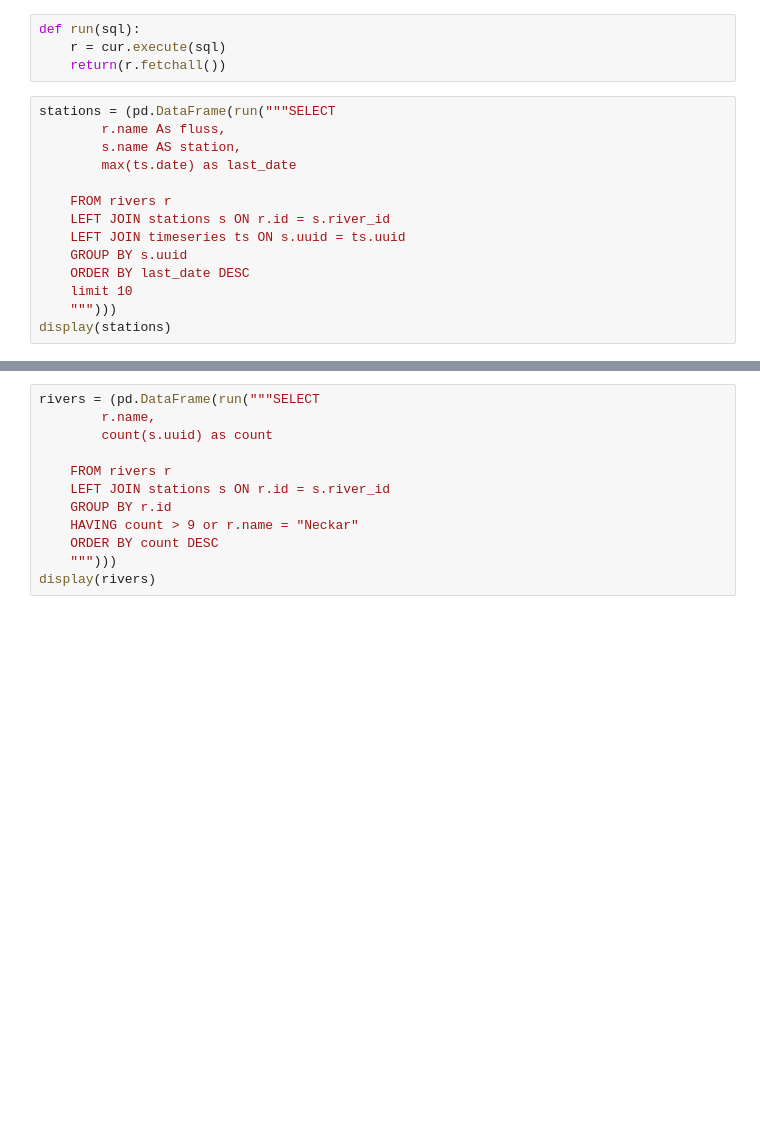
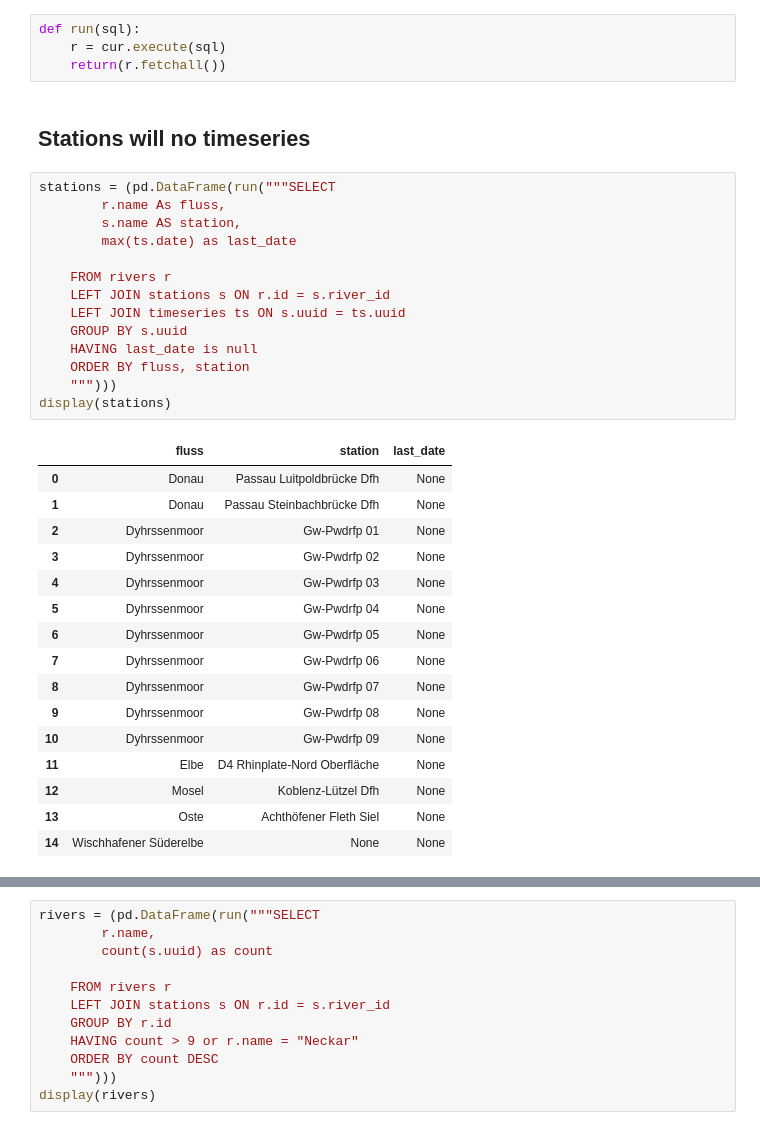
Before and after one commit to DTNGNR/Pegelstaende, a Jupyter notebook: eda.ipynb, the cells around one changed output, grey strips where cells are left out. Drawn from its saved outputs; the diff is of its cells as text; blank space fills up the shorter version.

```diff
--- a/eda.ipynb
+++ b/eda.ipynb
@@ -40,17 +40,36 @@ con.execute('PRAGMA foreign_keys = ON;')
 def run(sql):
     r = cur.execute(sql)
     return(r.fetchall())
+# %% [markdown]
+## Stations will no timeseries
 # %%
 stations = (pd.DataFrame(run("""SELECT
         r.name As fluss,
         s.name AS station,
         max(ts.date) as last_date
 
     FROM rivers r
     LEFT JOIN stations s ON r.id = s.river_id
     LEFT JOIN timeseries ts ON s.uuid = ts.uuid
     GROUP BY s.uuid
-    ORDER BY last_date DESC
-    limit 10
+    HAVING last_date is null
+    ORDER BY fluss, station
     """)))
 display(stations)
+# %% [output]
+|  | fluss | station | last_date |
+| 0 | Donau | Passau Luitpoldbrücke Dfh | None |
+| 1 | Donau | Passau Steinbachbrücke Dfh | None |
+| 2 | Dyhrssenmoor | Gw-Pwdrfp 01 | None |
+| 3 | Dyhrssenmoor | Gw-Pwdrfp 02 | None |
+| 4 | Dyhrssenmoor | Gw-Pwdrfp 03 | None |
+| 5 | Dyhrssenmoor | Gw-Pwdrfp 04 | None |
+| 6 | Dyhrssenmoor | Gw-Pwdrfp 05 | None |
+| 7 | Dyhrssenmoor | Gw-Pwdrfp 06 | None |
+| 8 | Dyhrssenmoor | Gw-Pwdrfp 07 | None |
+| 9 | Dyhrssenmoor | Gw-Pwdrfp 08 | None |
+| 10 | Dyhrssenmoor | Gw-Pwdrfp 09 | None |
+| 11 | Elbe | D4 Rhinplate-Nord Oberfläche | None |
+| 12 | Mosel | Koblenz-Lützel Dfh | None |
+| 13 | Oste | Achthöfener Fleth Siel | None |
+| 14 | Wischhafener Süderelbe | None | None |
```
Also changed, not shown: parts of 11 cells of this notebook, 11 other files.
